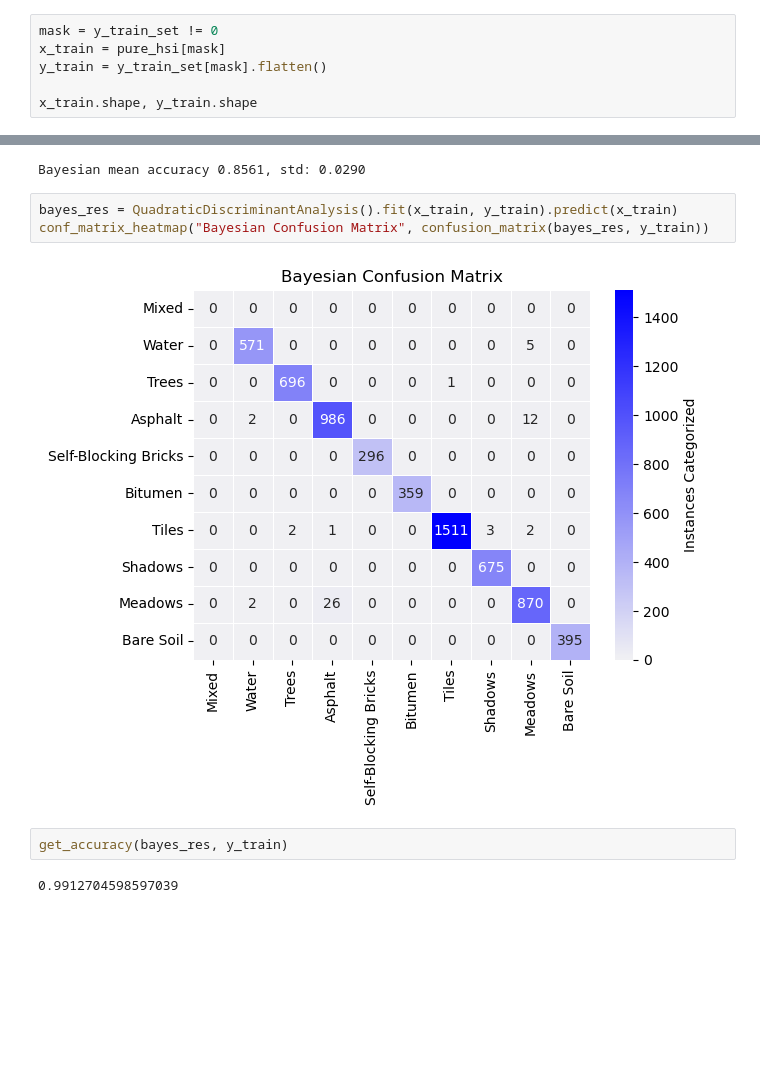
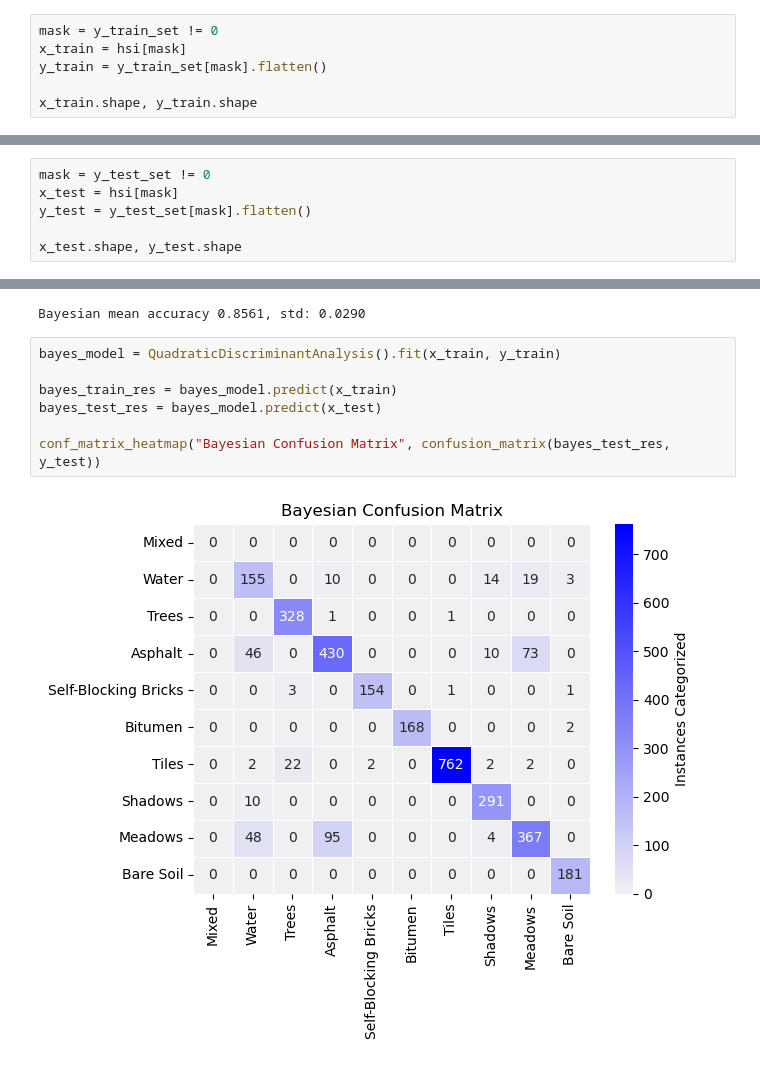
Before and after one commit to dimits-ts/hyperspectral-imaging, a Jupyter notebook: Project_AUEB.ipynb, the cells around one changed output, grey strips where cells are left out. Saved outputs shown, nothing was run; the diff lists cells and outputs as text; blank space fills up the shorter version.

Commit message:
Add test classification data

```diff
--- a/Project_AUEB.ipynb
+++ b/Project_AUEB.ipynb
@@ -392,8 +391,14 @@ arrays_stats([y_train_set, y_test_set, y_oper_set], names=["Train", "Test", "Ope
 # %%
 mask = y_train_set != 0
-x_train = pure_hsi[mask]
+x_train = hsi[mask]
 y_train = y_train_set[mask].flatten()
 
 x_train.shape, y_train.shape
 # %% [output]
 ((6415, 103), (6415,))
+# %%
+mask = y_test_set != 0
+x_test = hsi[mask]
+y_test = y_test_set[mask].flatten()
+
+x_test.shape, y_test.shape
@@ -599,11 +613,11 @@ print(f"Bayesian mean accuracy {res[0]:.4f}, std: {res[1]:.4f}")
 # %% [output]
 Bayesian mean accuracy 0.8561, std: 0.0290
 # %%
-bayes_res = QuadraticDiscriminantAnalysis().fit(x_train, y_train).predict(x_train)
-conf_matrix_heatmap("Bayesian Confusion Matrix", confusion_matrix(bayes_res, y_train))
+bayes_model = QuadraticDiscriminantAnalysis().fit(x_train, y_train)
+
+bayes_train_res = bayes_model.predict(x_train)
+bayes_test_res = bayes_model.predict(x_test)
+
+conf_matrix_heatmap("Bayesian Confusion Matrix", confusion_matrix(bayes_test_res, y_test))
 # %% [output]
-[figure, old version]
+[figure, new version]
-# %%
-get_accuracy(bayes_res, y_train)
-# %% [output]
-0.9912704598597039
```
Also changed, not shown: parts of 28 cells of this notebook.
